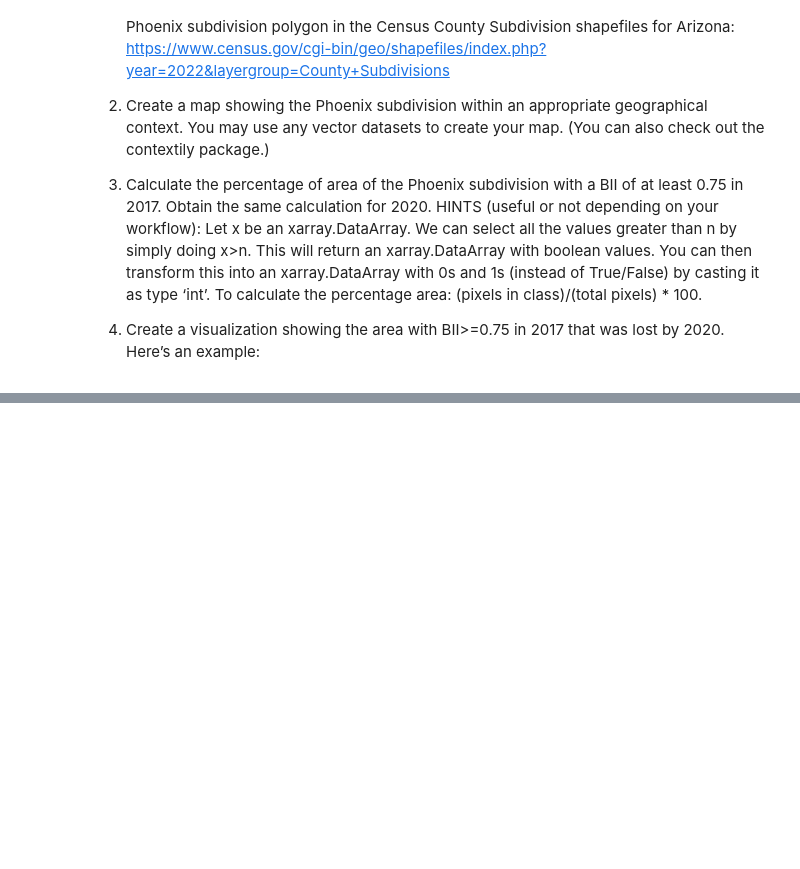
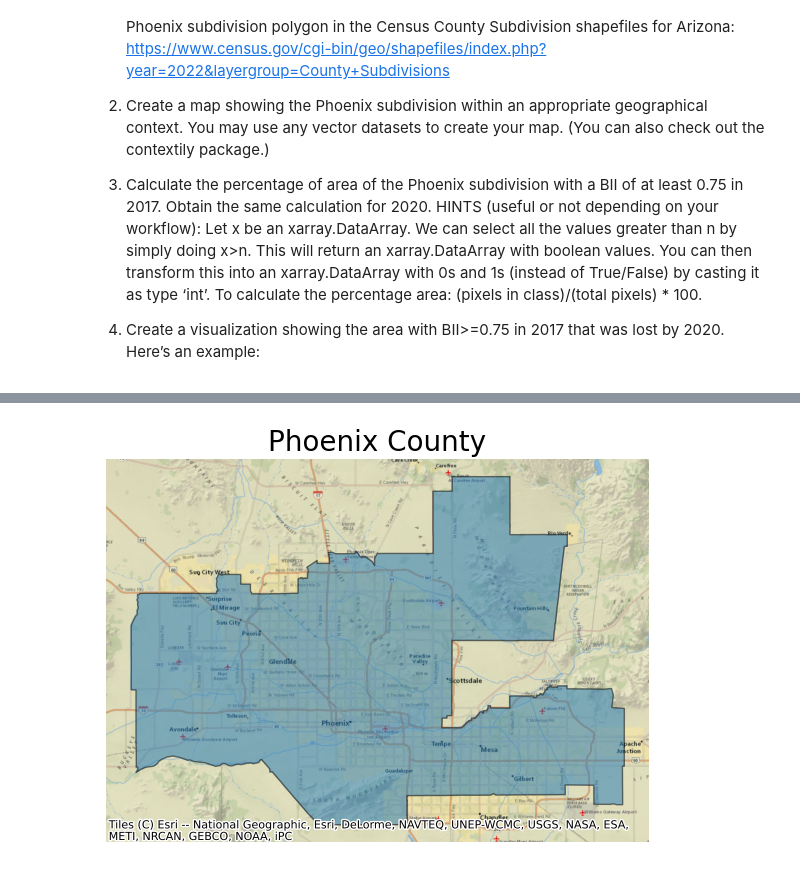
Before and after one commit to olleholt/Maricopa-BII, a Jupyter notebook: eds220-maricopa-bii.ipynb, the cells around one changed output, grey strips where cells are left out. Cells and saved outputs as stored; diff of their text form; code cells hidden in the pictures; blank space fills up the shorter version.

```diff
--- a/eds220-maricopa-bii.ipynb
+++ b/eds220-maricopa-bii.ipynb
@@ -97,0 +214,12 @@ search
+# %%
+phx = AZ_shp[AZ_shp.NAME == "Phoenix"]
+# %%
+ax = (phx.to_crs(epsg=3857)
+      .plot(figsize=(7,7),alpha=0.5, edgecolor="k")
+     )
+ctx.add_basemap(ax, source = ctx.providers.Esri.NatGeoWorldMap)
+
+ax.set_title("Phoenix County", fontdict = {"fontsize":"20"})
+ax.set_axis_off()
+# %% [output]
+[figure, added]
```
Also changed, not shown: parts of 14 cells of this notebook, 7 other files.
